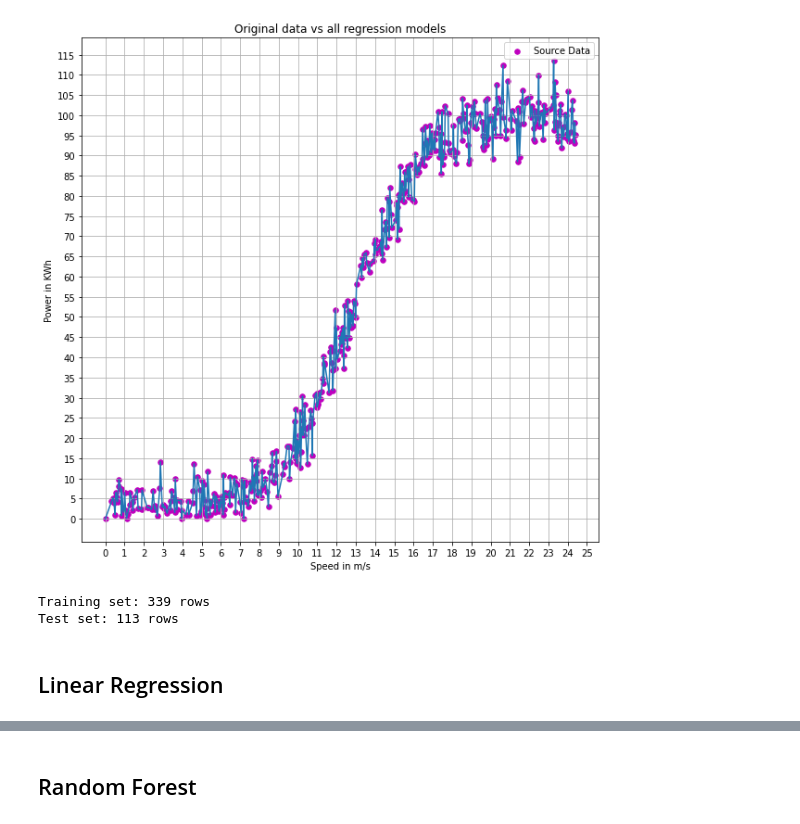
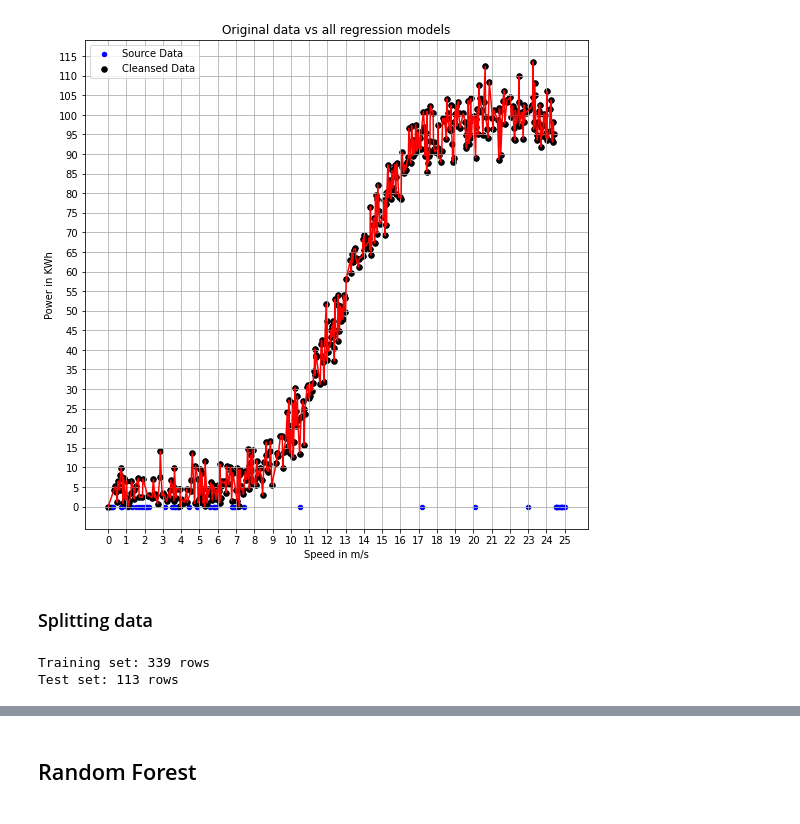
Before and after one commit to Clauric/Machine_Learning_Project, a Jupyter notebook: Main.ipynb, the cells around one changed output, grey strips where cells are left out. Drawn from its saved outputs; the diff is of its cells as text; code cells hidden in the pictures.

```diff
--- a/Main.ipynb
+++ b/Main.ipynb
@@ -29,16 +32,20 @@ max     24.399000  113.556000
 # %%
-plt.figure(figsize = (10, 10))                                  # Set the plot size
-plt.plot(cleansed_df["speed"], cleansed_df["power"])
-plt.scatter(x = cleansed_df["speed"], y = cleansed_df["power"], s = 30, color = "m", label = "Source Data")
+# Plot the data
+plt.figure(figsize = (9, 9))                                    # Set the plot size
+plt.plot(cleansed_df["speed"], cleansed_df["power"], color = "r")   # Plot the speed and power on a graph, with red lines between the points
+plt.scatter(x = source_df["speed"], y = source_df["power"], s = 20, color = "b", label = "Source Data") # Plot the speed and power on a graph, as black points
+plt.scatter(x = cleansed_df["speed"], y = cleansed_df["power"], s = 30, color = "k", label = "Cleansed Data") # Plot the speed and power on a graph, as black points
 plt.xticks(np.arange(0, round(cleansed_df["speed"].max(), 0) + 2, step = 1)) # Force all the xticks to be visible
 plt.yticks(np.arange(0, round(cleansed_df["power"].max(), 0) + 4, step = 5)) # Force all the xticks to be visible
 plt.grid(which = "major", axis = "x")                           # Show the minor grid lines on the x axis
 plt.grid(which = "major", axis = "y")                           # Show the minor grid lines on the y axis
-plt.ylabel("Power in KWh")
-plt.xlabel("Speed in m/s")
-plt.legend(loc = "best")
-plt.title("Original data vs all regression models")
-plt.show()
+plt.ylabel("Power in KWh")                                      # Label the y axis
+plt.xlabel("Speed in m/s")                                      # Label the x axis
+plt.legend(loc = "best")                                        # Put the legend in the best place
+plt.title("Original data vs all regression models")             # Title of the graph
+plt.show()                                                      # Show the graph
 # %% [output]
-[figure, old version]
+[figure, new version]
+# %% [markdown]
+### Splitting data
 # %%
@@ -50,5 +58,3 @@ print("Training set: %d rows\nTest set: %d rows" %(sp_train_ar.size, sp_test_ar.
 # %% [output]
 Training set: 339 rows
 Test set: 113 rows
-# %% [markdown]
-## Linear Regression
```
Also changed, not shown: parts of 17 cells of this notebook, 5 other files.
